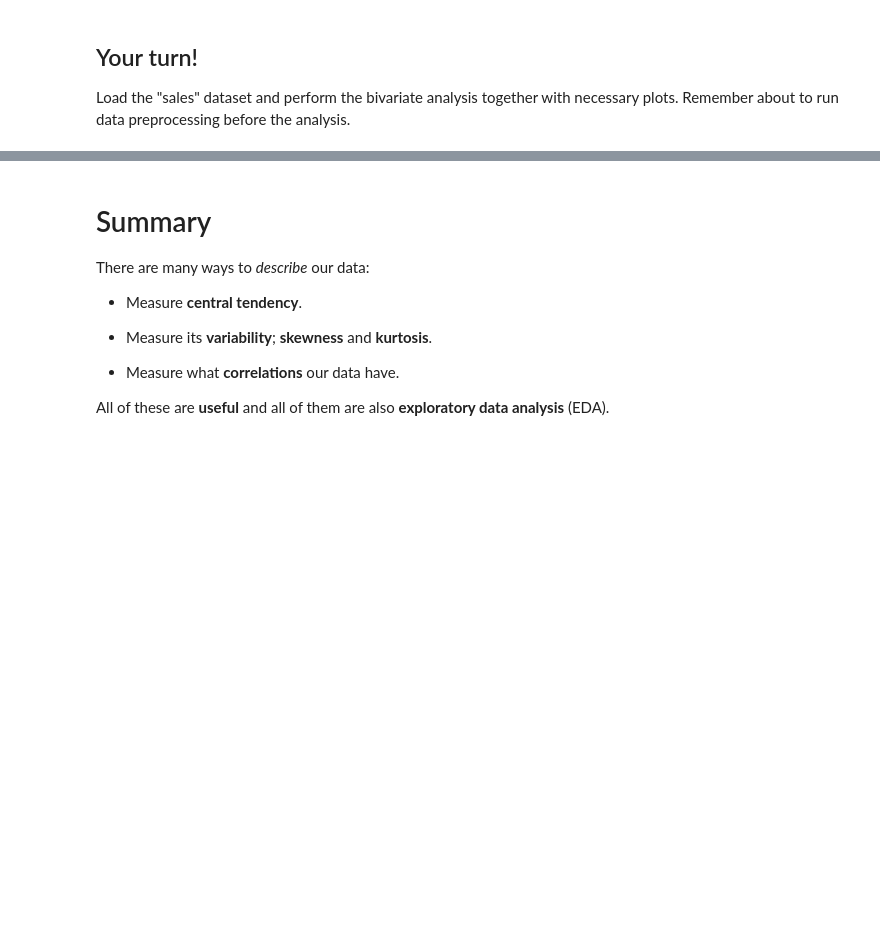
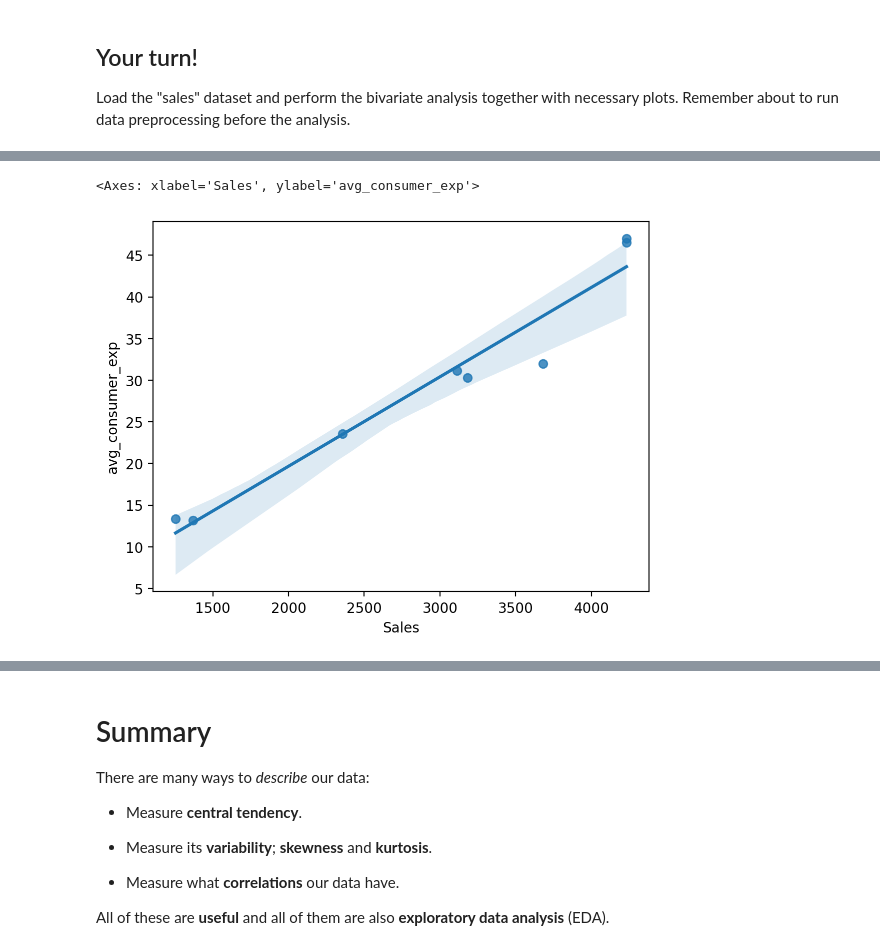
Before and after one commit to mariadop/Descriptive_Statistics_2025, a Jupyter notebook: Exercise9.ipynb, the cells around one changed output, grey strips where cells are left out. Drawn from its saved outputs; the diff is of its cells as text; code cells hidden in the pictures; blank space fills up the shorter version.

```diff
--- a/Exercise9.ipynb
+++ b/Exercise9.ipynb
@@ -620,0 +648,6 @@ df_sales.head(5)
+# %%
+sns.regplot(df_sales, x='Sales', y='avg_consumer_exp')
+#we can see that the average consumer expenditure increases with increase of sales lineary
+# %% [output]
+<Axes: xlabel='Sales', ylabel='avg_consumer_exp'>
+[figure, added]
```
Also changed, not shown: parts of 6 cells of this notebook.
